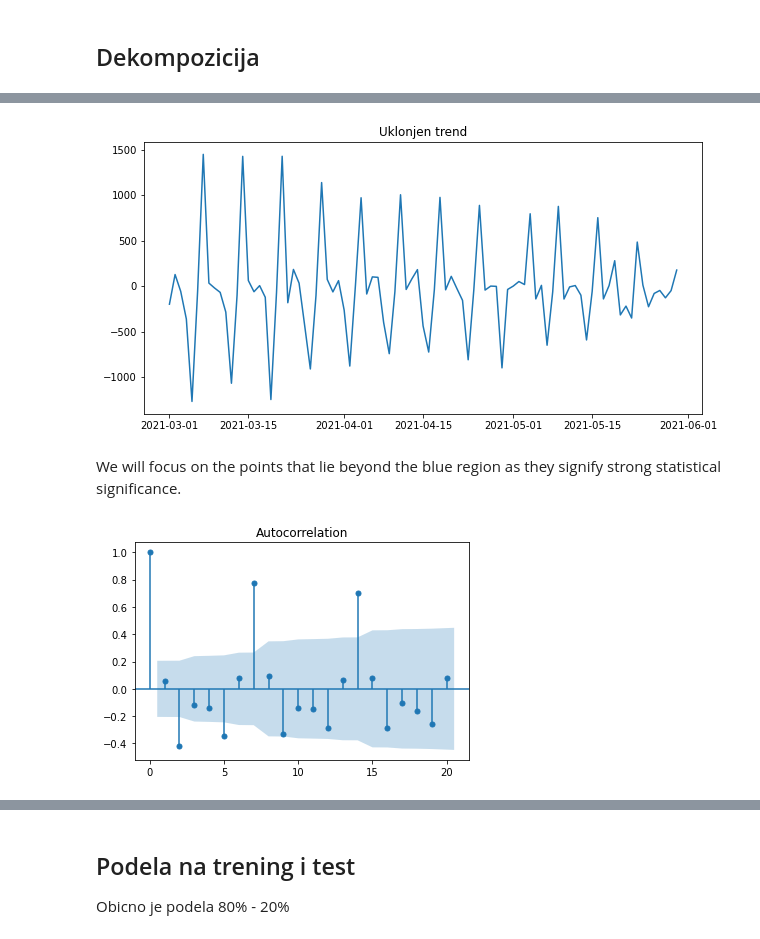
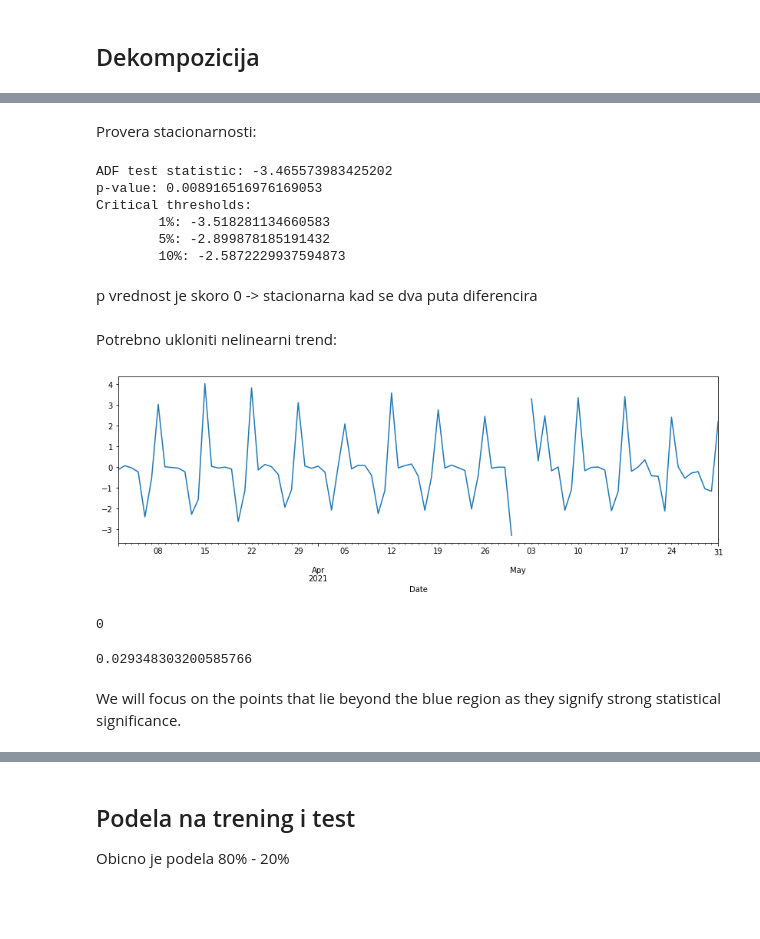
Before and after one commit to Anakin2012/Webex_Time_Series, a Jupyter notebook: webex_time_series.ipynb, the cells around one changed output, grey strips where cells are left out. Drawn from its saved outputs; the diff is of its cells as text; code cells hidden in the pictures; blank space fills up the shorter version.

```diff
--- a/webex_time_series.ipynb
+++ b/webex_time_series.ipynb
@@ -384,0 +382,4 @@ So when performing ACF it is advisable to remove any trend present in the data a
+# %%
+ts_mam['diff1'] = ts_mam['Meeting_count'].diff(periods=1)
+ts_mam['diff2'] = ts_mam['Meeting_count'].diff(periods=2)
+ts_mam['diff3'] = ts_mam['Meeting_count'].diff(periods=3)
@@ -385,8 +396,6 @@ So when performing ACF it is advisable to remove any trend present in the data a
 # %%
-plt.figure(figsize=(10, 5))
-diff_mam = np.diff(ts_mam['Meeting_count'])
-plt.plot(ts_mam.index[:-1], diff_mam)
-plt.title('Uklonjen trend')
-plt.show()
+#plt.figure(figsize=(10, 5))
+#diff_mam = np.diff(ts_mam['Meeting_count'])
+#plt.plot(ts_mam.index[:-1], diff_mam)
+#plt.title('Uklonjen trend')
+#plt.show()
-# %% [output]
-[figure, removed]
@@ -395,0 +402,33 @@ plt.show()
+# %% [markdown]
+Provera stacionarnosti:
+# %%
+res = sts.adfuller(ts_mam['diff2'].dropna())
+
+print(f"ADF test statistic: {res[0]}")
+print(f"p-value: {res[1]}")
+print("Critical thresholds:")
+for key, value in res[4].items():
+    print(f"\t{key}: {value}")
+# %% [output]
+ADF test statistic: -3.465573983425202
+p-value: 0.008916516976169053
+Critical thresholds:
+        1%: -3.518281134660583
+        5%: -2.899878185191432
+        10%: -2.5872229937594873
+# %% [markdown]
+p vrednost je skoro 0 -> stacionarna kad se dva puta diferencira
+# %% [markdown]
+Potrebno ukloniti nelinearni trend:
+# %%
+ts_transformed = pd.Series(np.log(ts_mam['Meeting_count'])).diff().dropna()
+ts_transformed.plot(figsize=(14,4))
+plt.show()
+# %% [output]
+[figure, added]
+# %%
+ts_transformed.isin([np.nan, np.inf, -np.inf]).sum()
+ts_transformed = ts_transformed.replace([np.inf, -np.inf], np.nan).dropna()
+ts_transformed.isin([np.nan, np.inf, -np.inf]).sum()
+# %% [output]
+0
@@ -396,7 +437,9 @@ plt.show()
+# %%
+results[1]
+# %% [output]
+0.029348303200585766
 # %% [markdown]
 We will focus on the points that lie beyond the blue region as they signify strong statistical significance.
 # %%
-plot_acf(diff_mam)
-plt.show()
+#sgt.plot_acf(diff_mam, lags=40, zero=False)
+#plt.show()
-# %% [output]
-[figure, removed]
```
Also changed, not shown: parts of 50 cells of this notebook.
